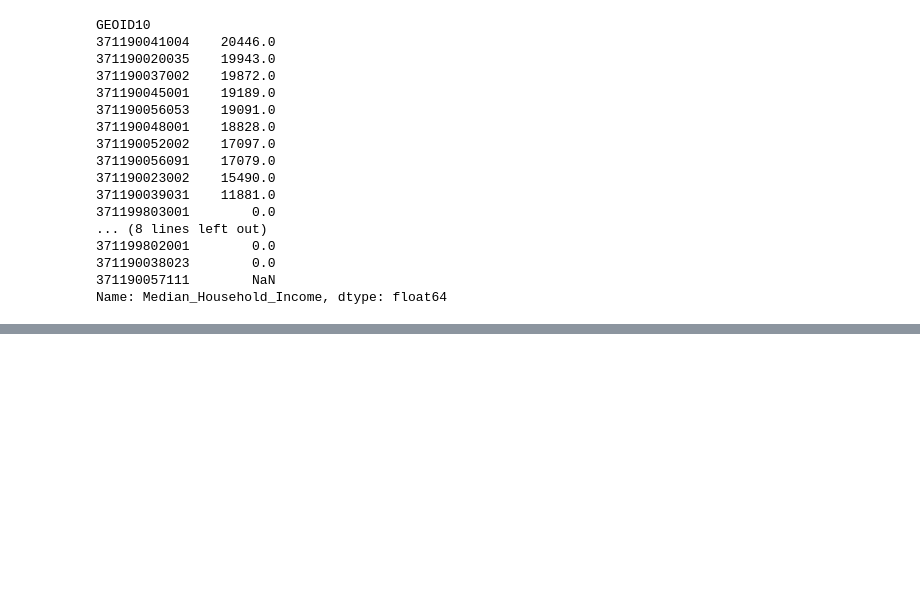
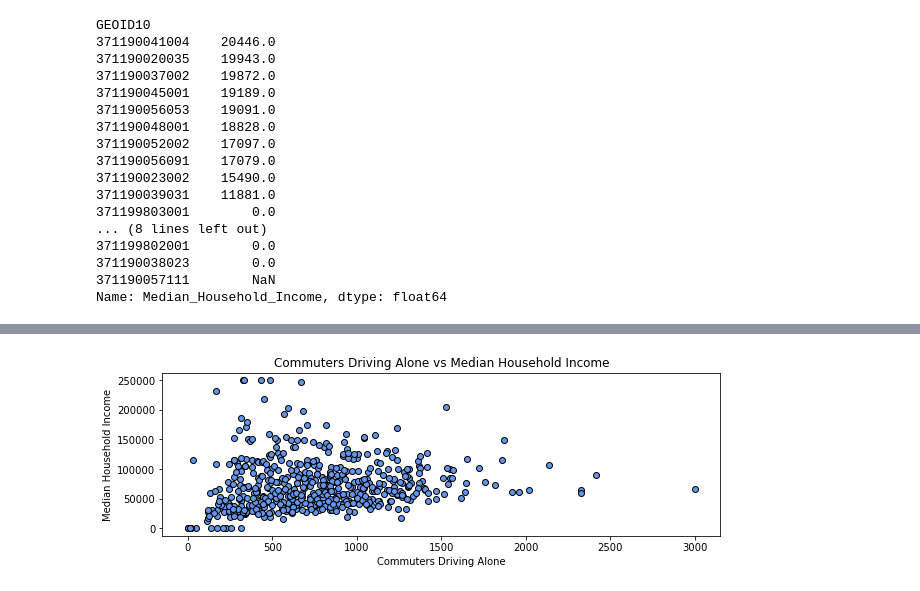
Before and after one commit to Apex8/Charlotte-income-vs-commute-analysis, a Jupyter notebook: Charlotte_Income.ipynb, the cells around one changed output, grey strips where cells are left out. Saved outputs shown, nothing was run; the diff lists cells and outputs as text; code cells hidden in the pictures; blank space fills up the shorter version.

```diff
--- a/Charlotte_Income.ipynb
+++ b/Charlotte_Income.ipynb
@@ -403,0 +407,16 @@ Text(0.5, 1.0, 'Bottom 10 Median Income Geolocations Means of Commuting')
+# %%
+driving=clean_charlotte[["Drove_alone", "Median_Household_Income"]]
+
+
+driving_x_axis=driving["Drove_alone"]
+driving_y_axis=driving["Median_Household_Income"]
+
+plt.figure(figsize=(10,3))
+plt.scatter(driving_x_axis, driving_y_axis, color="black", facecolor="cornflowerblue")
+plt.xlabel("Commuters Driving Alone")
+plt.ylabel("Median Household Income")
+plt.title("Commuters Driving Alone vs Median Household Income")
+
+plt.savefig("output/Driving_Alone_scatter.png")
+# %% [output]
+[figure, added]
```
Also changed, not shown: parts of 9 cells of this notebook, 7 other files.
